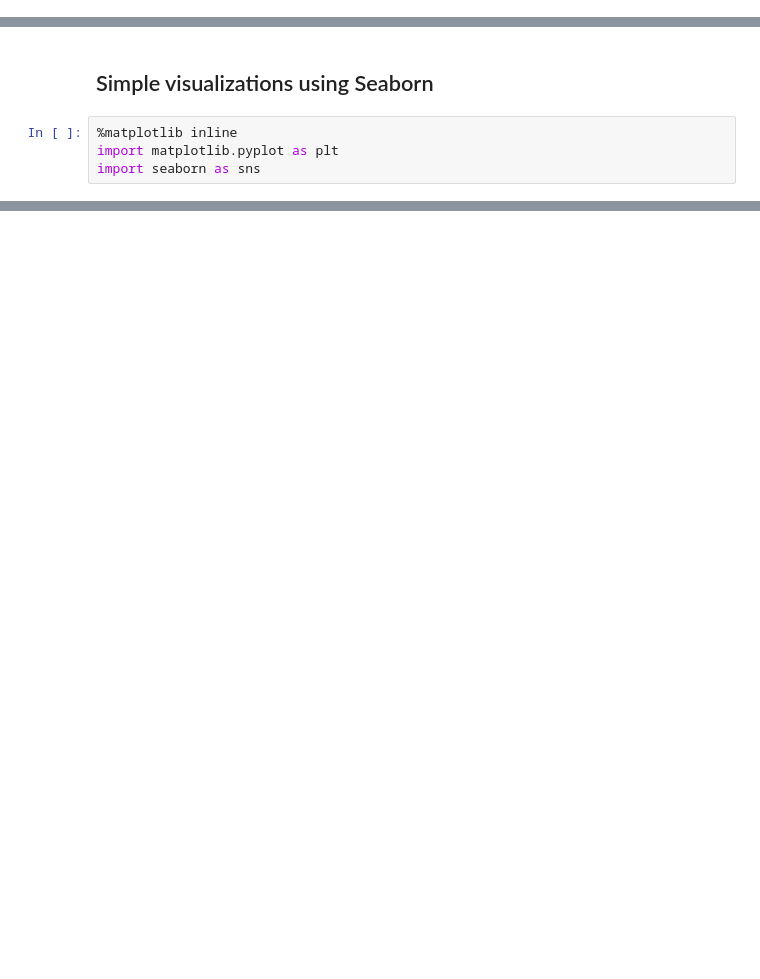
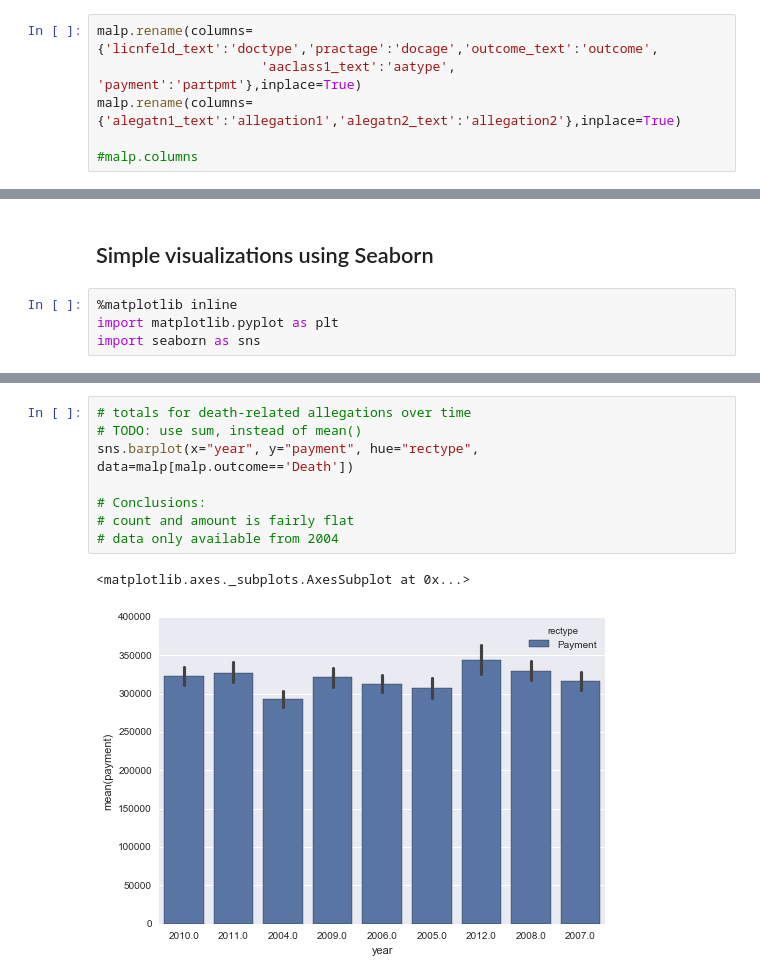
Before and after one commit to HappyDataOrg/health-malpractice, a Jupyter notebook: notebooks/Malpractice.ipynb, the cells around one changed output, grey strips where cells are left out. Saved outputs shown, nothing was run; the diff lists cells and outputs as text; blank space fills up the shorter version.

```diff
--- a/notebooks/Malpractice.ipynb
+++ b/notebooks/Malpractice.ipynb
@@ -43,2 +45,8 @@ malp1.head()
+# %%
+malp.rename(columns={'licnfeld_text':'doctype','practage':'docage','outcome_text':'outcome',
+                     'aaclass1_text':'aatype', 'payment':'partpmt'},inplace=True)
+malp.rename(columns={'alegatn1_text':'allegation1','alegatn2_text':'allegation2'},inplace=True)
+
+#malp.columns
 # %% [markdown]
 ## Basic summary stats by column
@@ -167,0 +476,11 @@ AttributeError: max must be larger than min in range parameter.
+# %%
+# totals for death-related allegations over time
+# TODO: use sum, instead of mean()
+sns.barplot(x="year", y="payment", hue="rectype", data=malp[malp.outcome=='Death'])
+
+# Conclusions:
+# count and amount is fairly flat
+# data only available from 2004
+# %% [output]
+<matplotlib.axes._subplots.AxesSubplot at 0x...>
+[figure, added]
```
Also changed, not shown: parts of 50 cells of this notebook, 3 other files.
